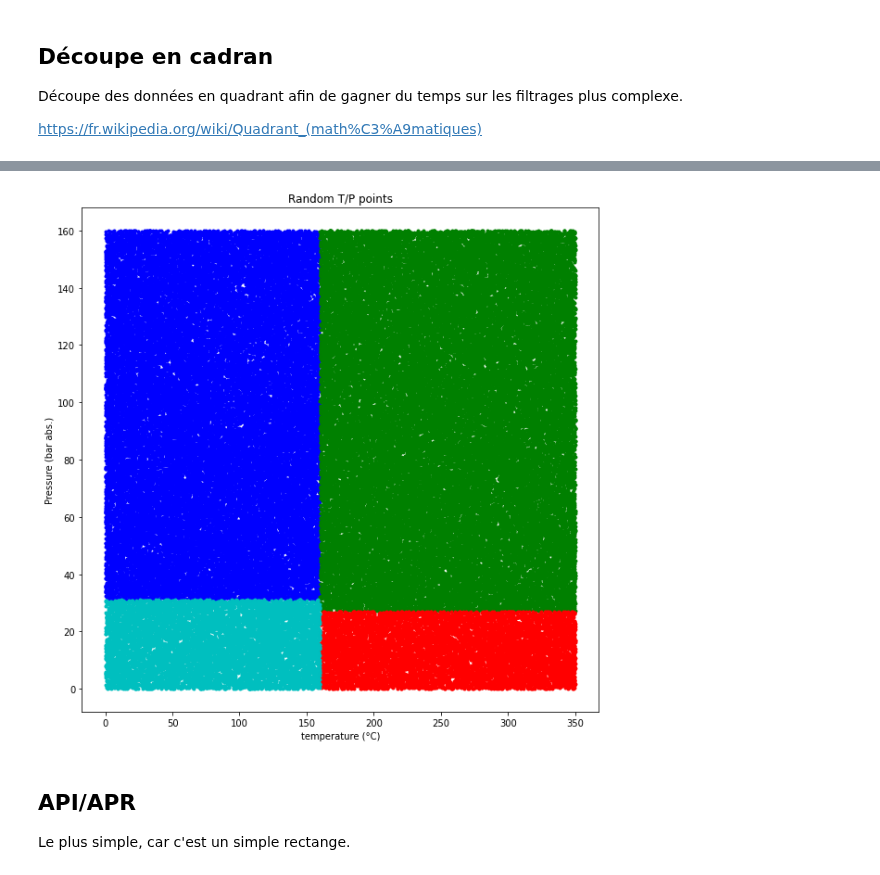
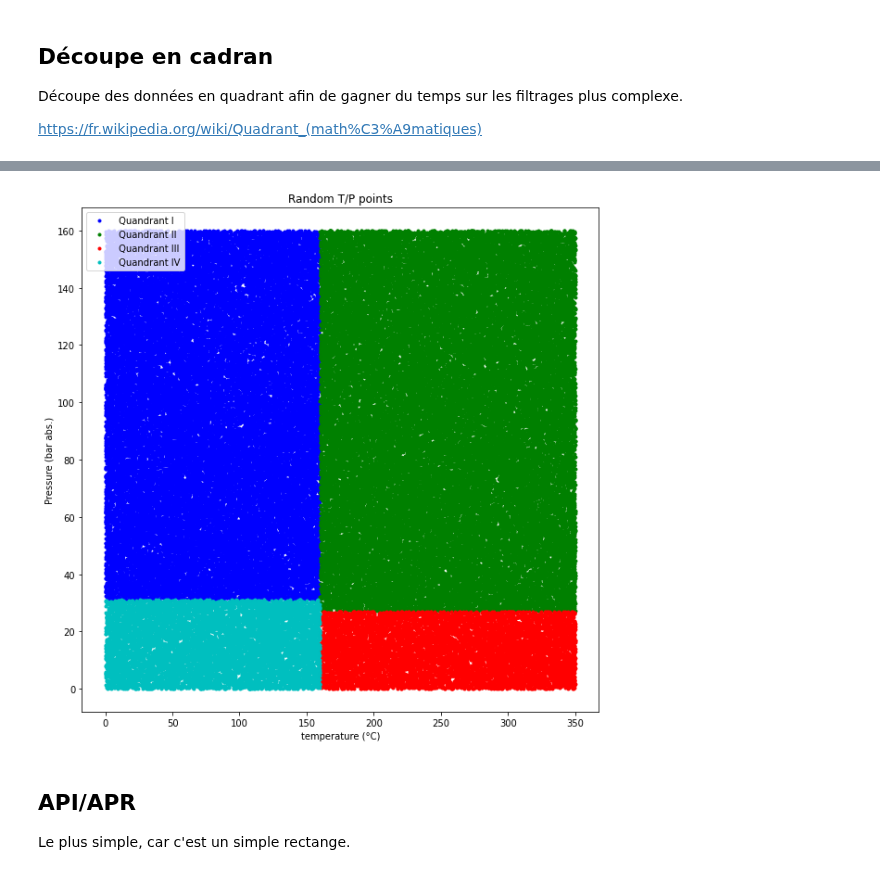
Before and after one commit to berettavexee/Chaussette, a Jupyter notebook: Test_02.ipynb, the cells around one changed output, grey strips where cells are left out. Cells and saved outputs as stored; diff of their text form; code cells hidden in the pictures.

```diff
--- a/Test_02.ipynb
+++ b/Test_02.ipynb
@@ -36,24 +36,40 @@ def quadrant_index(array):
     """
     Takes a numpy array cut it into four qudrant following two axis, [160, :] and [: , ]
     """
-    index_1 = (array[:, 0] < 160) & (array[:, 1] > 31)   # out of domaine quadrant I
-    index_2 = (array[:, 0] >= 160) & (array[:, 1] >= 27) # AN/GV quadrant II
-    index_3 = (array[:, 0] >= 160) & (array[:, 1] < 27)  # out of domaine quadrant III
-    index_4 = (array[:, 0] < 160) & (array[:, 1] <= 31)  # API/APR quandrant III
+    # the simple version 2.97 ms ± 28 µs per loop (mean ± std. dev. of 7 runs, 100 loops each)
+    # index_1 = (array[:, 0] < 160) & (array[:, 1] > 31)   # out of domaine quadrant I
+    # index_2 = (array[:, 0] >= 160) & (array[:, 1] >= 27) # AN/GV quadrant II
+    # index_3 = (array[:, 0] >= 160) & (array[:, 1] < 27)  # out of domaine quadrant III
+    # index_4 = (array[:, 0] < 160) & (array[:, 1] <= 31)  # API/APR quandrant III
+
+    # marginaly faster version 2.7 ms ± 26.1 µs per loop (mean ± std. dev. of 7 runs, 100 loops each)
+    index_a = (array[:, 0] < 160)
+    index_b = np.logical_not(index_a)
+    index_c = (array[:, 1] > 31)
+    index_d = np.logical_not(index_c)
+    index_e = (array[:, 1] < 27)
+    index_f = np.logical_not(index_e)
+
+    index_1 = index_a & index_c
+    index_2 = index_b & index_f
+    index_3 = index_b & index_e
+    index_4 = index_a & index_d
 
     return  (array[index_1], array[index_2], array[index_3], array[index_4])
 
-print('Boolean index Quandrant I:\t', end='')
-#%timeit quadrant is quadrant_index(array)
-%timeit quadrant = quadrant_index(array)
+#Performance indicator - remove if not needed - run the function 7000 times.
+print('Boolean index Quandrant:\t', end='')
+%timeit quadrant_index(array)
 
+quadrant = quadrant_index(array)
 plt.figure(figsize=(10, 10))
 plt.title('Random T/P points')
 plt.xlabel('temperature (°C)')
 plt.ylabel('Pressure (bar abs.)')
-plt.plot(quadrant[0][:, 0], quadrant[0][:, 1], 'b.')
-plt.plot(quadrant[1][:, 0], quadrant[1][:, 1], 'g.')
-plt.plot(quadrant[2][:, 0], quadrant[2][:, 1], 'r.')
-plt.plot(quadrant[3][:, 0], quadrant[3][:, 1], 'c.')
+plt.plot(quadrant[0][:, 0], quadrant[0][:, 1], 'b.', label=' Quandrant I')
+plt.plot(quadrant[1][:, 0], quadrant[1][:, 1], 'g.', label=' Quandrant II')
+plt.plot(quadrant[2][:, 0], quadrant[2][:, 1], 'r.', label=' Quandrant III')
+plt.plot(quadrant[3][:, 0], quadrant[3][:, 1], 'c.', label=' Quandrant IV')
+plt.legend()
 plt.show()
 # %% [output]
@@ -61,4 +77,4 @@ Boolean index Quandrant I:      2.97 ms ± 28 µs per loop (mean ± std. dev. of
-[figure, old version]
+[figure, new version]
 # %% [markdown]
 ## API/APR
 Le plus simple, car c'est un simple rectange.
```
Also changed, not shown: parts of 7 cells of this notebook.
